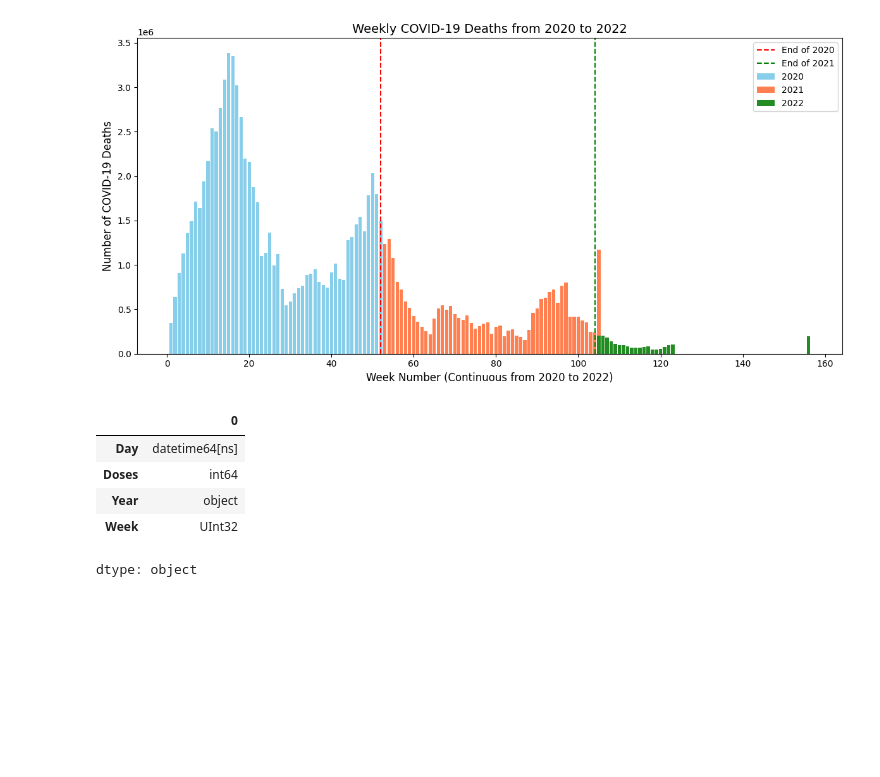
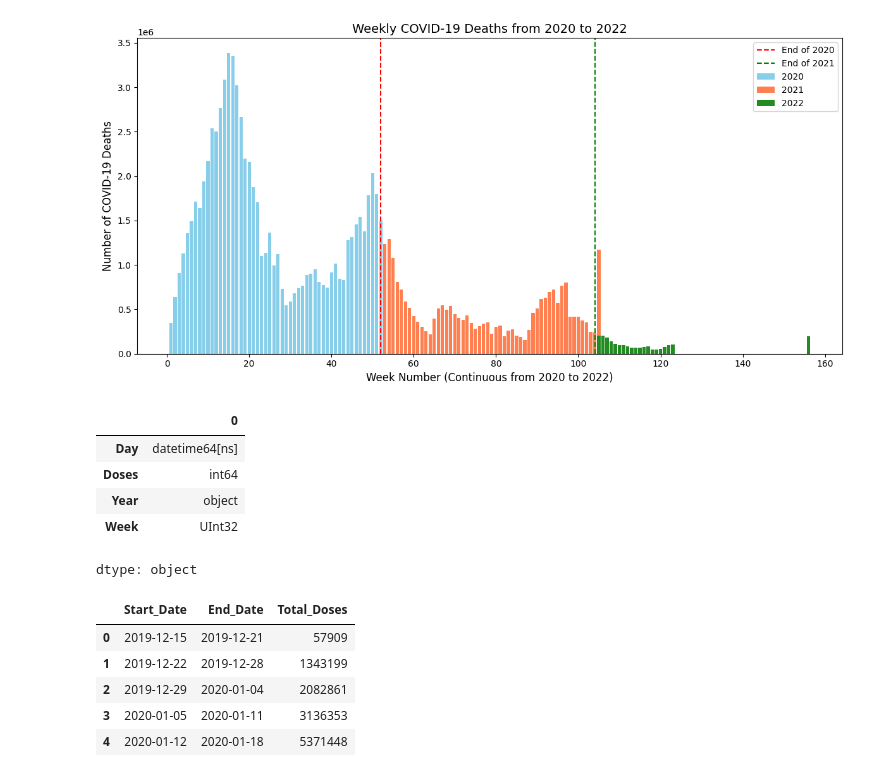
Before and after one commit to carolinehagood/covid-project, a Jupyter notebook: vaccine_data_cleaning.ipynb, the cells around one changed output. Drawn from its saved outputs; the diff is of its cells as text; code cells hidden in the pictures; blank space fills up the shorter version.

```diff
--- a/vaccine_data_cleaning.ipynb
+++ b/vaccine_data_cleaning.ipynb
@@ -186,0 +192,25 @@ df_filtered.to_csv('clean_vaccine_data.csv')
+# %%
+df['Day'] = pd.to_datetime(df['Day'])
+
+df = df.sort_values('Day')
+
+df.set_index('Day', inplace=True)
+
+weekly_data = df.resample('W-SAT', origin='2019-12-29').sum()
+
+weekly_summary = pd.DataFrame({
+    'Start_Date': weekly_data.index - pd.to_timedelta(6, unit='d'),
+    'End_Date': weekly_data.index,
+    'Total_Doses': weekly_data['Doses']
+})
+
+weekly_summary.reset_index(drop=True, inplace=True)
+
+weekly_summary.head(5)
+# %% [output]
+|  | Start_Date | End_Date | Total_Doses |
+| 0 | 2019-12-15 | 2019-12-21 | 57909 |
+| 1 | 2019-12-22 | 2019-12-28 | 1343199 |
+| 2 | 2019-12-29 | 2020-01-04 | 2082861 |
+| 3 | 2020-01-05 | 2020-01-11 | 3136353 |
+| 4 | 2020-01-12 | 2020-01-18 | 5371448 |
```
Also changed, not shown: parts of 3 cells of this notebook.
